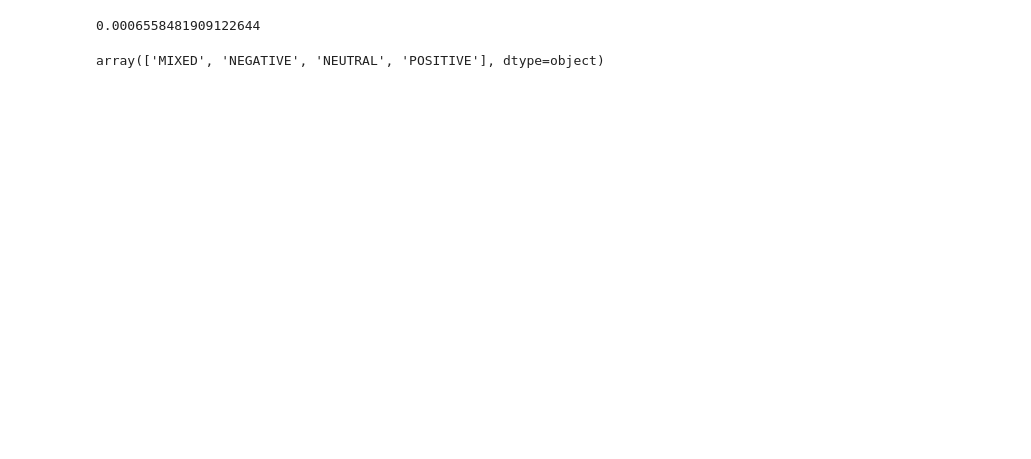
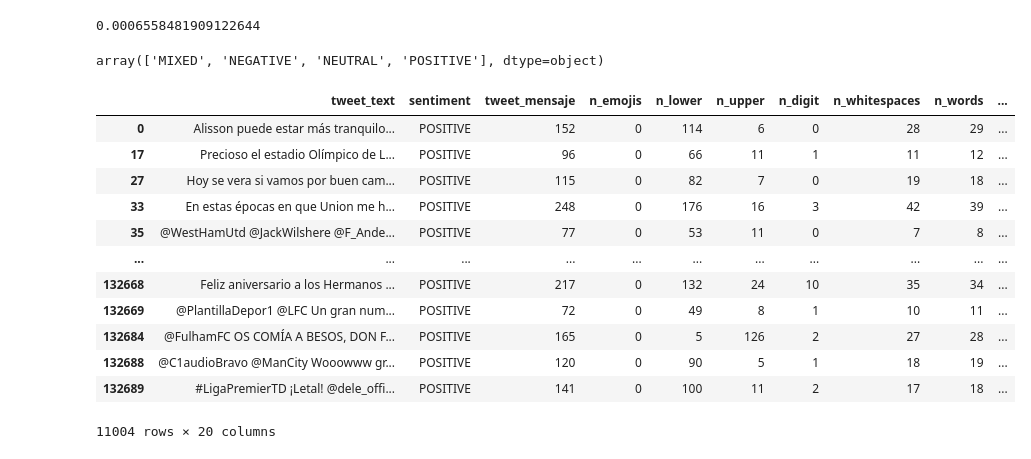
Before and after one commit to joathamxd/last_pr, a Jupyter notebook: notebooks/Práctica 5, Equipo Merequetengues.ipynb, the cells around one changed output. Saved outputs shown, nothing was run; the diff lists cells and outputs as text; code cells hidden in the pictures; blank space fills up the shorter version.

```diff
--- a/notebooks/Práctica 5, Equipo Merequetengues.ipynb
+++ b/notebooks/Práctica 5, Equipo Merequetengues.ipynb
@@ -121,3 +128,21 @@ proba[0][0]
 cl
 # %% [output]
 array(['MIXED', 'NEGATIVE', 'NEUTRAL', 'POSITIVE'], dtype=object)
+# %%
+pd.set_option('display.max_colwidth', None)
+# %%
+pr.data.loc[pr.data["sentiment"] == "POSITIVE"]
+# %% [output]
+|  | tweet_text | sentiment | tweet_mensaje | n_emojis | n_lower | n_upper | n_digit | n_whitespaces | n_words | ... |
+| 0 | Alisson puede estar más tranquilo... | POSITIVE | 152 | 0 | 114 | 6 | 0 | 28 | 29 | ... |
+| 17 | Precioso el estadio Olímpico de L... | POSITIVE | 96 | 0 | 66 | 11 | 1 | 11 | 12 | ... |
+| 27 | Hoy se vera si vamos por buen cam... | POSITIVE | 115 | 0 | 82 | 7 | 0 | 19 | 18 | ... |
+| 33 | En estas épocas en que Union me h... | POSITIVE | 248 | 0 | 176 | 16 | 3 | 42 | 39 | ... |
+| 35 | @WestHamUtd @JackWilshere @F_Ande... | POSITIVE | 77 | 0 | 53 | 11 | 0 | 7 | 8 | ... |
+| ... | ... | ... | ... | ... | ... | ... | ... | ... | ... | ... |
+| 132668 | Feliz aniversario a los Hermanos ... | POSITIVE | 217 | 0 | 132 | 24 | 10 | 35 | 34 | ... |
+| 132669 | @PlantillaDepor1 @LFC Un gran num... | POSITIVE | 72 | 0 | 49 | 8 | 1 | 10 | 11 | ... |
+| 132684 | @FulhamFC OS COMÍA A BESOS, DON F... | POSITIVE | 165 | 0 | 5 | 126 | 2 | 27 | 28 | ... |
+| 132688 | @C1audioBravo @ManCity Wooowww gr... | POSITIVE | 120 | 0 | 90 | 5 | 1 | 18 | 19 | ... |
+| 132689 | #LigaPremierTD ¡Letal! @dele_offi... | POSITIVE | 141 | 0 | 100 | 11 | 2 | 17 | 18 | ... |
+11004 rows × 20 columns
```
Also changed, not shown: parts of 4 cells of this notebook, 3 other files.
